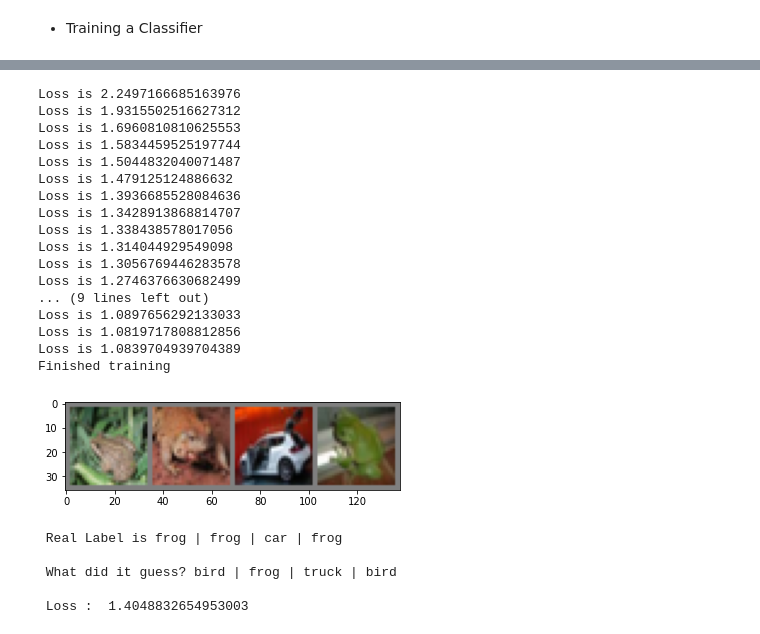
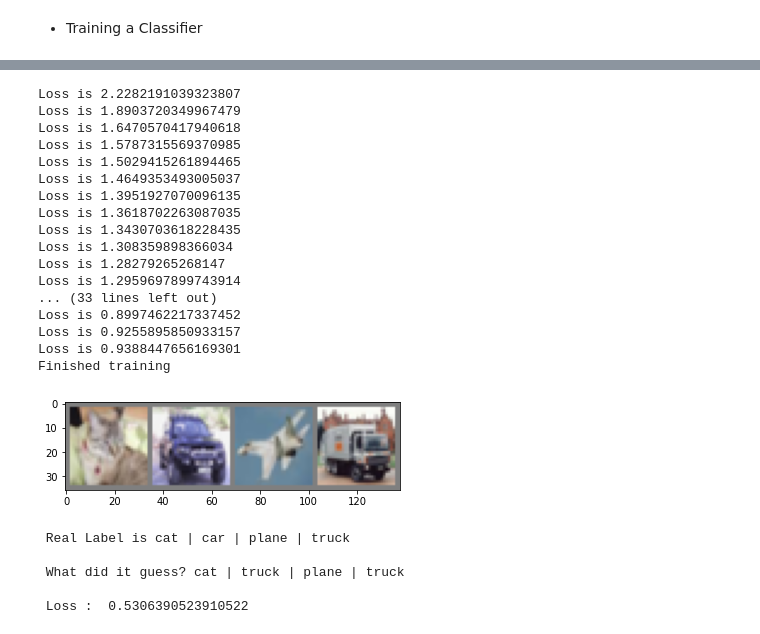
Before and after one commit to vishnubalaji/Deep-Learning-using-PyTorch, a Jupyter notebook: Deep_Learning_using_PyTorch.ipynb, the cells around one changed output, grey strips where cells are left out. Saved outputs shown, nothing was run; the diff lists cells and outputs as text; code cells hidden in the pictures.

```diff
--- a/Deep_Learning_using_PyTorch.ipynb
+++ b/Deep_Learning_using_PyTorch.ipynb
@@ -1250,7 +1250,7 @@ net=net.to(device)
 criterion=nn.CrossEntropyLoss()
 optimizer=optim.SGD(net.parameters(),lr=0.001,momentum=0.9)
 
-for epochs in range(4):
+for epochs in range(8):
   running_loss=0.0
   for i,data in enumerate(trainloader,0):
     inputs,labels=data
@@ -1268,42 +1268,43 @@ for epochs in range(4):
       running_loss=0.0
 print('Finished training')
 # %% [output]
-Loss is 2.2497166685163976
-Loss is 1.9315502516627312
-Loss is 1.6960810810625553
-Loss is 1.5834459525197744
-Loss is 1.5044832040071487
-Loss is 1.479125124886632
-Loss is 1.3936685528084636
-Loss is 1.3428913868814707
-Loss is 1.338438578017056
-Loss is 1.314044929549098
-Loss is 1.3056769446283578
-Loss is 1.2746376630682499
-... (9 lines left out)
-Loss is 1.0897656292133033
-Loss is 1.0819717808812856
-Loss is 1.0839704939704389
+Loss is 2.2282191039323807
+Loss is 1.8903720349967479
+Loss is 1.6470570417940618
+Loss is 1.5787315569370985
+Loss is 1.5029415261894465
+Loss is 1.4649353493005037
+Loss is 1.3951927070096135
+Loss is 1.3618702263087035
+Loss is 1.3430703618228435
+Loss is 1.308359898366034
+Loss is 1.28279265268147
+Loss is 1.2959697899743914
+... (33 lines left out)
+Loss is 0.8997462217337452
+Loss is 0.9255895850933157
+Loss is 0.9388447656169301
 Finished training
 # %%
 test=iter(testloader)
+test.next()
 test.next()
 test_input,test_label=test.next()
 imshow(torchvision.utils.make_grid(test_input))
 test_input,test_label = test_input.to(device),test_label.to(device)
 
 print('\n Real Label is',' | '.join('%s'%classes[test_label[j]] for j in range(4)))
 
 with torch.no_grad():
   test_output=net(test_input)
   loss=criterion(test_output,test_label)
   _,predicted=torch.max(test_output,1)
   print('\n What did it guess?',' | '.join('%s' % classes[predicted[j]] for j in range(4)))
   print('\n Loss : ',loss.item())
 # %% [output]
-[figure, old version]
+[figure, new version]
- Real Label is frog | frog | car | frog
+ Real Label is cat | car | plane | truck
 
- What did it guess? bird | frog | truck | bird
+ What did it guess? cat | truck | plane | truck
 
- Loss :  1.4048832654953003
+ Loss :  0.5306390523910522
```
Also changed, not shown: parts of 2 cells of this notebook.
